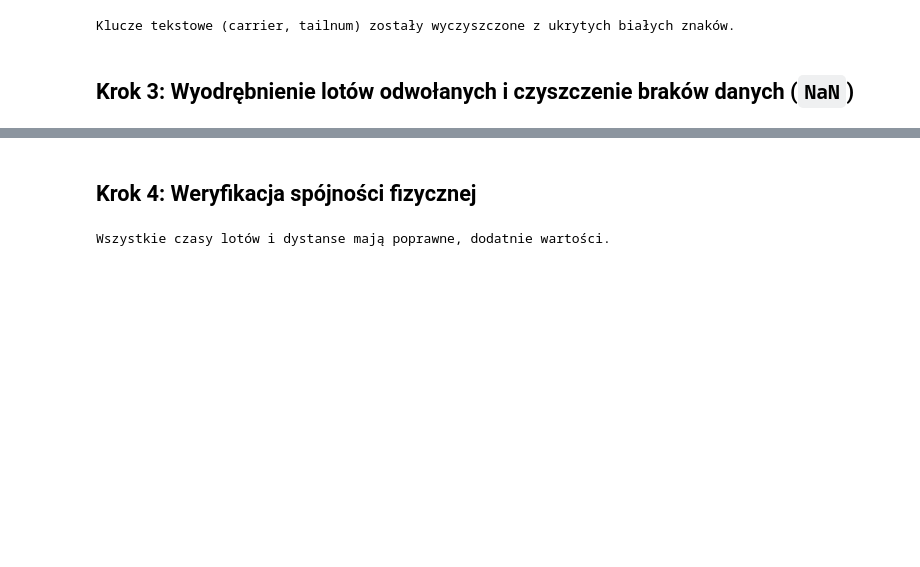
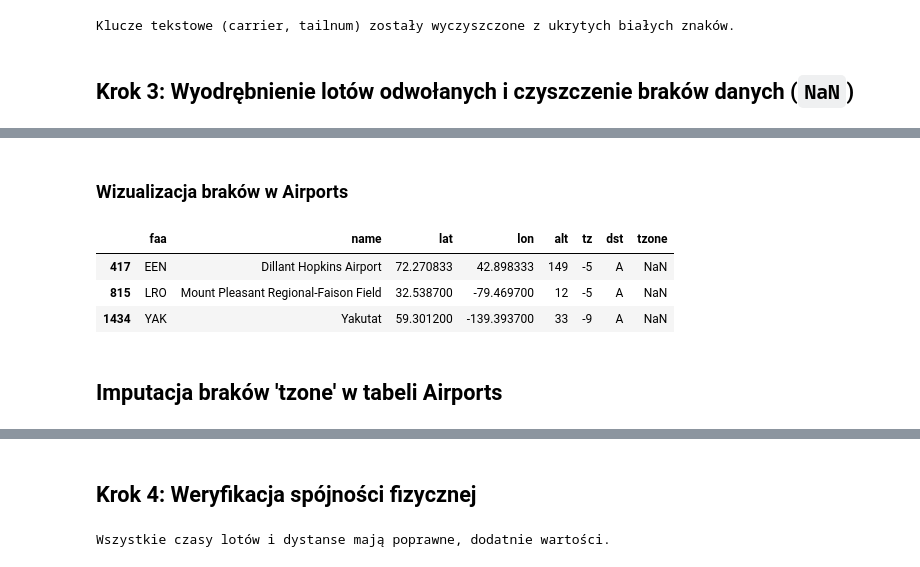
Before and after one commit to xShyen/KursZPythona, a Jupyter notebook: analiza.ipynb, the cells around one changed output, grey strips where cells are left out. Saved outputs shown, nothing was run; the diff lists cells and outputs as text; code cells hidden in the pictures; blank space fills up the shorter version.

```diff
--- a/analiza.ipynb
+++ b/analiza.ipynb
@@ -416,0 +484,11 @@ Liczba zrealizowanych lotów gotowych do analizy opóźnien: 327,346
+# %% [markdown]
+### Wizualizacja braków w Airports
+# %%
+airports[airports['tzone'].isna()]
+# %% [output]
+|  | faa | name | lat | lon | alt | tz | dst | tzone |
+| 417 | EEN | Dillant Hopkins Airport | 72.270833 | 42.898333 | 149 | -5 | A | NaN |
+| 815 | LRO | Mount Pleasant Regional-Faison Field | 32.538700 | -79.469700 | 12 | -5 | A | NaN |
+| 1434 | YAK | Yakutat | 59.301200 | -139.393700 | 33 | -9 | A | NaN |
+# %% [markdown]
+## Imputacja braków 'tzone' w tabeli Airports
```
Also changed, not shown: parts of 22 cells of this notebook.
